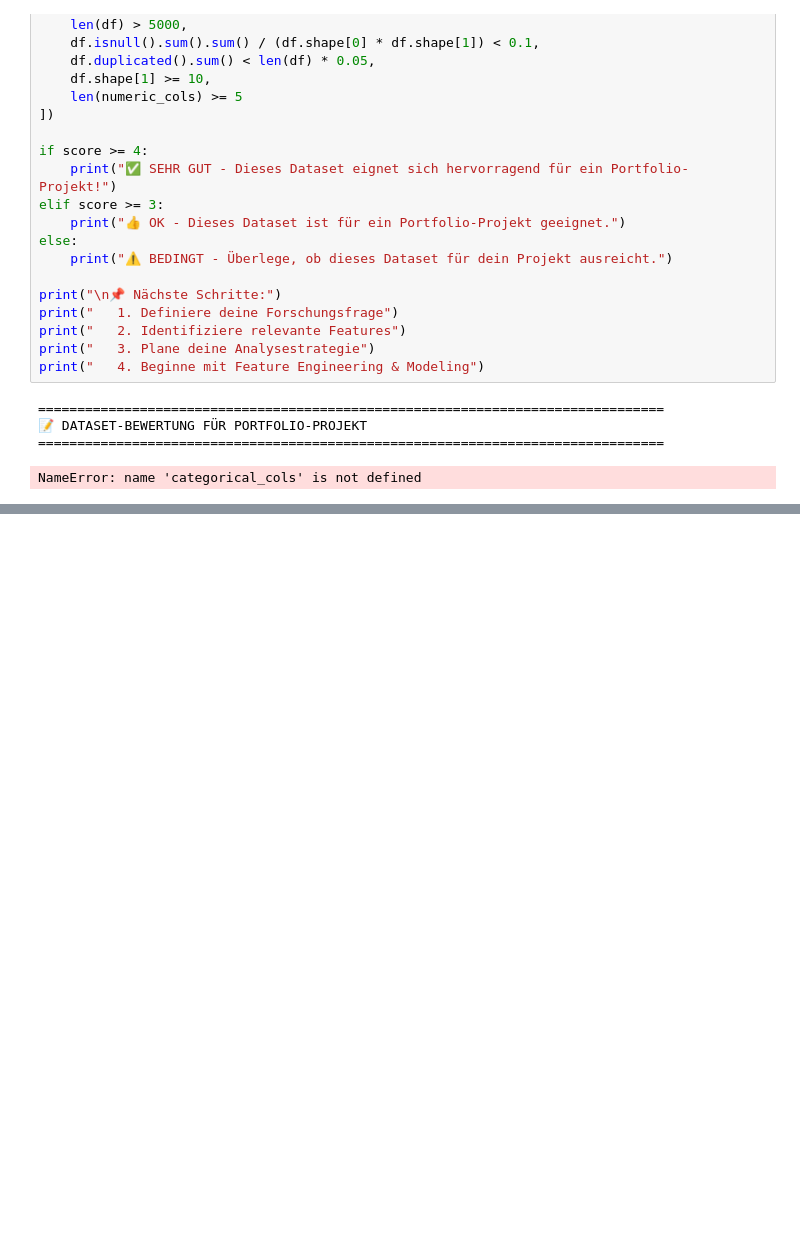
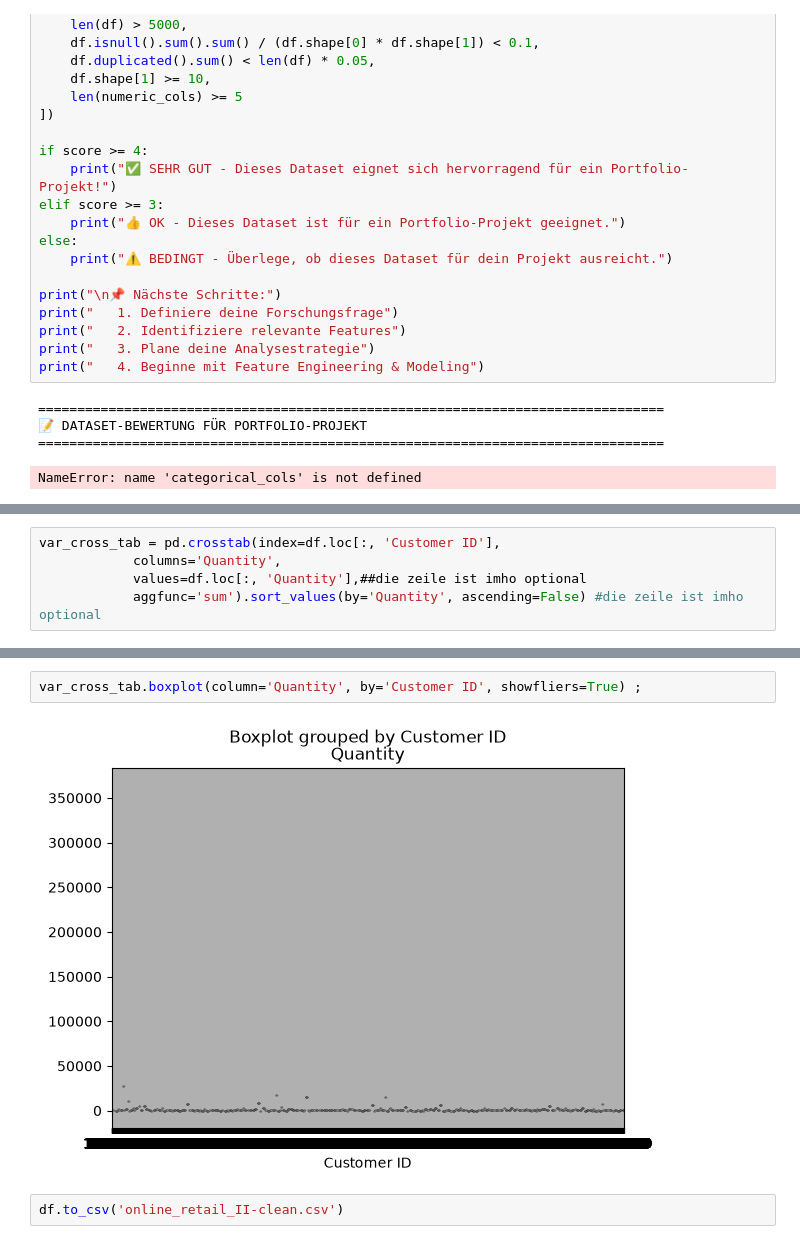
Before and after one commit to MVKall/UCI-Online-Retail-II, a Jupyter notebook: or.ipynb, the cells around one changed output, grey strips where cells are left out. Saved outputs shown, nothing was run; the diff lists cells and outputs as text; blank space fills up the shorter version.

```diff
--- a/or.ipynb
+++ b/or.ipynb
@@ -601,0 +611,5 @@ NameError: name 'categorical_cols' is not defined
+# %%
+var_cross_tab = pd.crosstab(index=df.loc[:, 'Customer ID'],
+            columns='Quantity',
+            values=df.loc[:, 'Quantity'],##die zeile ist imho optional
+            aggfunc='sum').sort_values(by='Quantity', ascending=False) #die zeile ist imho optional
@@ -601,0 +644,6 @@ NameError: name 'categorical_cols' is not defined
+# %%
+var_cross_tab.boxplot(column='Quantity', by='Customer ID', showfliers=True) ;
+# %% [output]
+[figure, added]
+# %%
+df.to_csv('online_retail_II-clean.csv')
```
Also changed, not shown: parts of 35 cells of this notebook, 3 other files.
